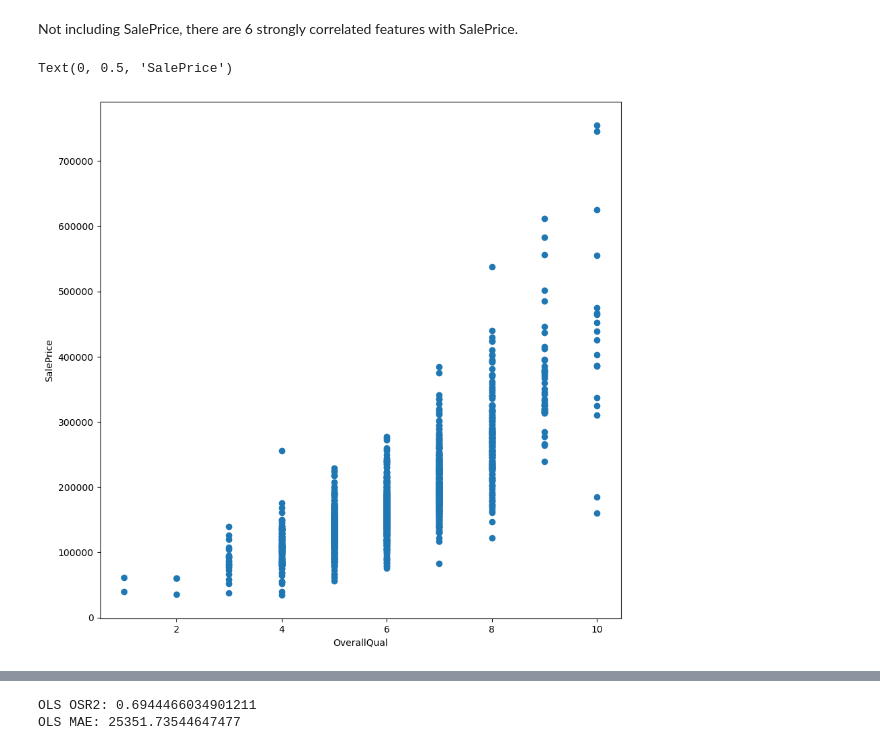
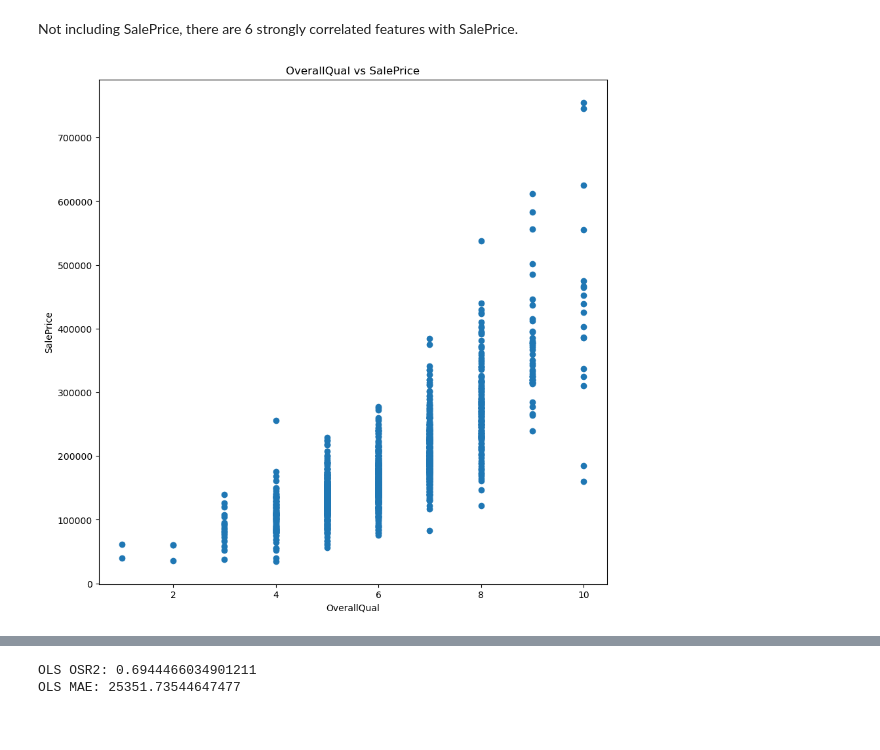
Before and after one commit to UCB-stat-159-s23/project-Group20, a Jupyter notebook: code_notebook.ipynb, the cells around one changed output, grey strips where cells are left out. Saved outputs shown, nothing was run; the diff lists cells and outputs as text; code cells hidden in the pictures.

```diff
--- a/code_notebook.ipynb
+++ b/code_notebook.ipynb
@@ -163,11 +142,12 @@ Not including SalePrice, there are 6 strongly correlated features with SalePrice
 # %%
 plt.figure(figsize=(10,10))
 plt.scatter(x='OverallQual',y='SalePrice',data=data)
 plt.xlabel('OverallQual')
 plt.ylabel('SalePrice')
+plt.title('OverallQual vs SalePrice')
+plt.savefig('figures/OverallQual_v_SalePrice.jpg')
 # %% [output]
-Text(0, 0.5, 'SalePrice')
-[figure, old version]
+[figure, new version]
 # %%
 plt.figure(figsize=(10,10))
 plt.scatter(x='GrLivArea',y='SalePrice',data=data)
```
Also changed, not shown: parts of 11 cells of this notebook, 10 other files.
